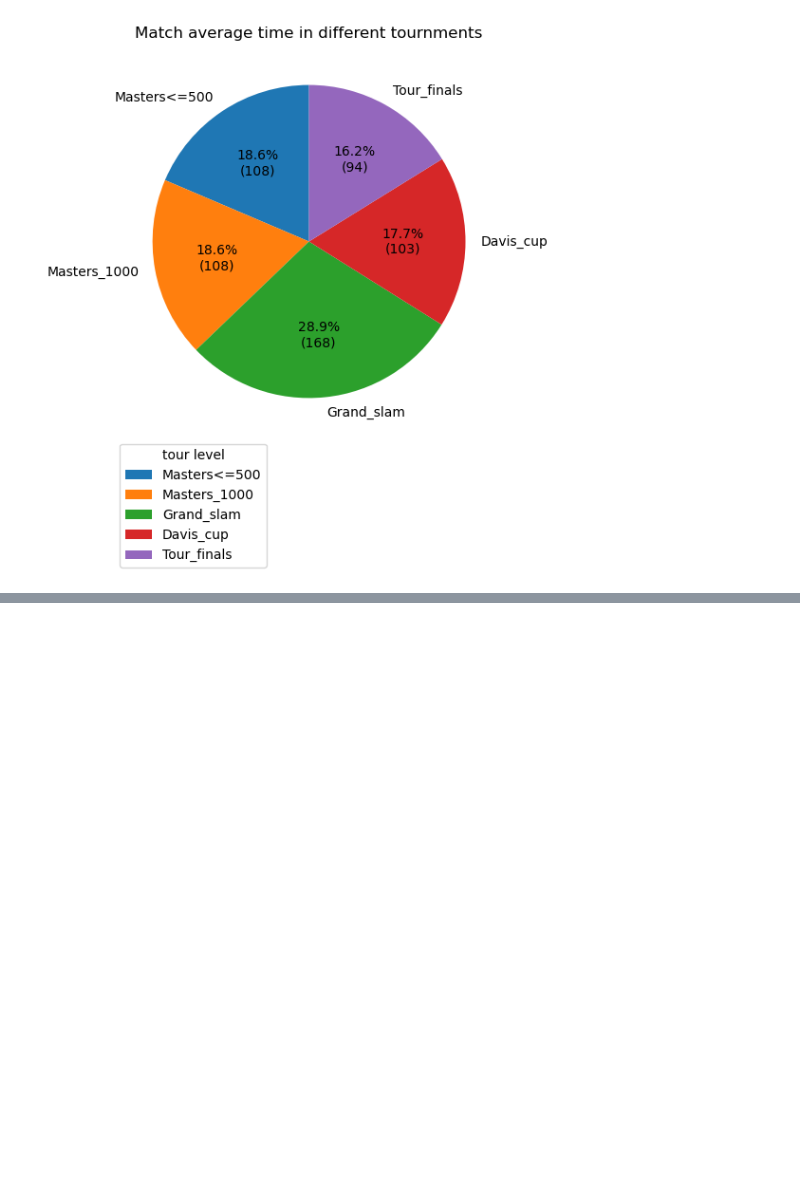
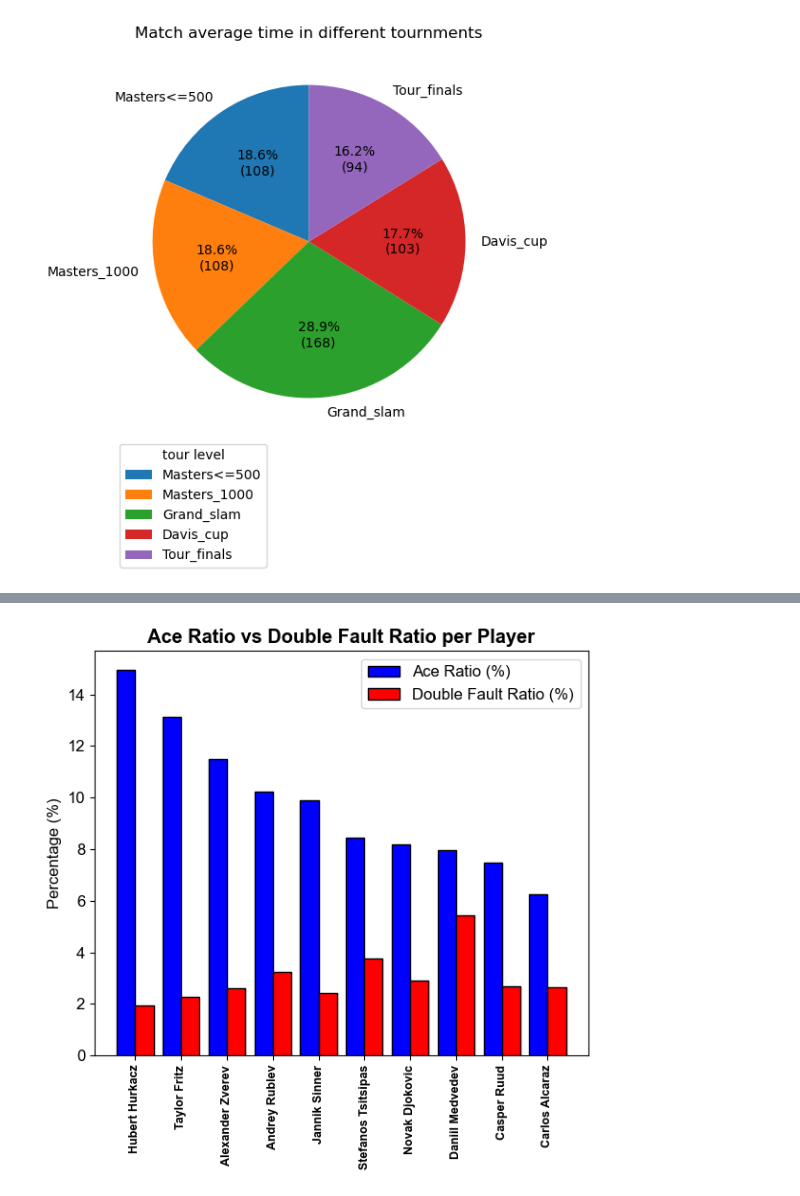
Before and after one commit to AbdelrahmanElEkiaby/Atp_2024_Season_Analysis, a Jupyter notebook: Analysis_code.ipynb, the cells around one changed output, grey strips where cells are left out. Saved outputs shown, nothing was run; the diff lists cells and outputs as text; code cells hidden in the pictures; blank space fills up the shorter version.

```diff
--- a/Analysis_code.ipynb
+++ b/Analysis_code.ipynb
@@ -242,0 +260,12 @@ plt.show()
+# %%
+top10_players = (
+    serve_df #dataframe
+    .groupby('player')['rank'] #groupby the rank as it's the coniditon needed
+    .min()#minimum value because the highest is 1->2->3
+    .sort_values()
+    .head(10)#keep only players till 10
+    .index # extract the index
+) # created a query
+
+serve_df = serve_df[serve_df['player'].isin(top10_players)] # update the dataframe
+serve_df
@@ -242,0 +286,67 @@ plt.show()
+# %%
+## a function to calculate aces vs double faults per player
+def aces_vs_faults_ratio_per_player(df):
+    # i assigned 4 empty lists
+    players = []
+    aces = []
+    dfaults = []
+    sevpts = []
+
+    # collect the stats for each list
+    for player, s in df.groupby("player"): # loop over players
+        players.append(player)
+        aces.append(s["aces"].sum())
+        dfaults.append(s["dfault"].sum())
+        sevpts.append(s["svpts"].sum())
+
+    # combine the lists into dataframe
+    stats = pd.DataFrame({
+        "player": players,
+        "aces": aces,
+        "dfault": dfaults,
+        "svpts": sevpts
+    })
+
+    # ratios
+    stats["ace_ratio"] = (stats["aces"] / stats["svpts"]) * 100 #aces/servepoints * 100
+    stats["dfault_ratio"] = (stats["dfault"] / stats["svpts"]) * 100#faults/servepoints * 100
+
+    # sort players by ace ratio
+    stats = stats.sort_values("ace_ratio", ascending=False).head(10)
+
+    # X locations googled on how to do it
+    x = np.arange(len(stats))
+    bar_width = 0.4
+
+    plt.figure(figsize=(6, 6)) ## intializing the figure size
+
+    # plotting the bars
+    plt.bar(
+        x - bar_width/2,
+        stats["ace_ratio"],
+        width=bar_width,
+        color="blue",
+        edgecolor="black",
+        label="Ace Ratio (%)"
+    )
+
+    plt.bar(
+        x + bar_width/2,
+        stats["dfault_ratio"],
+        width=bar_width,
+        color="red",
+        edgecolor="black",
+        label="Double Fault Ratio (%)"
+    )
+
+    # Labels
+    plt.xticks(x, stats["player"], rotation=90, fontsize=9,fontweight='bold')
+    plt.ylabel("Percentage (%)")
+    plt.title("Ace Ratio vs Double Fault Ratio per Player", fontweight="bold")
+    plt.legend()
+
+    plt.tight_layout()
+    plt.show()
+aces_vs_faults_ratio_per_player(serve_df)
+# %% [output]
+[figure, added]
```
Also changed, not shown: parts of 28 cells of this notebook, 11 other files.
